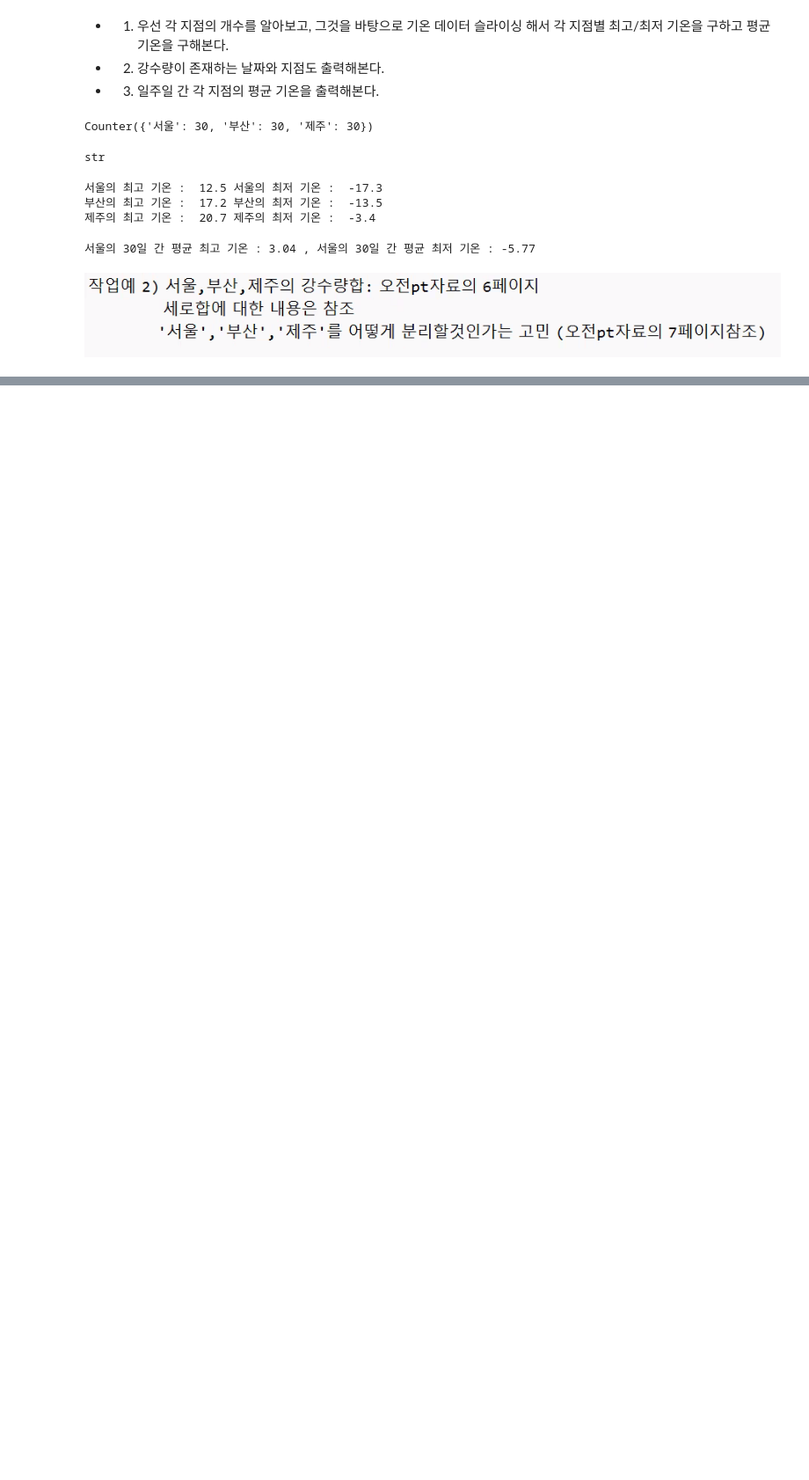
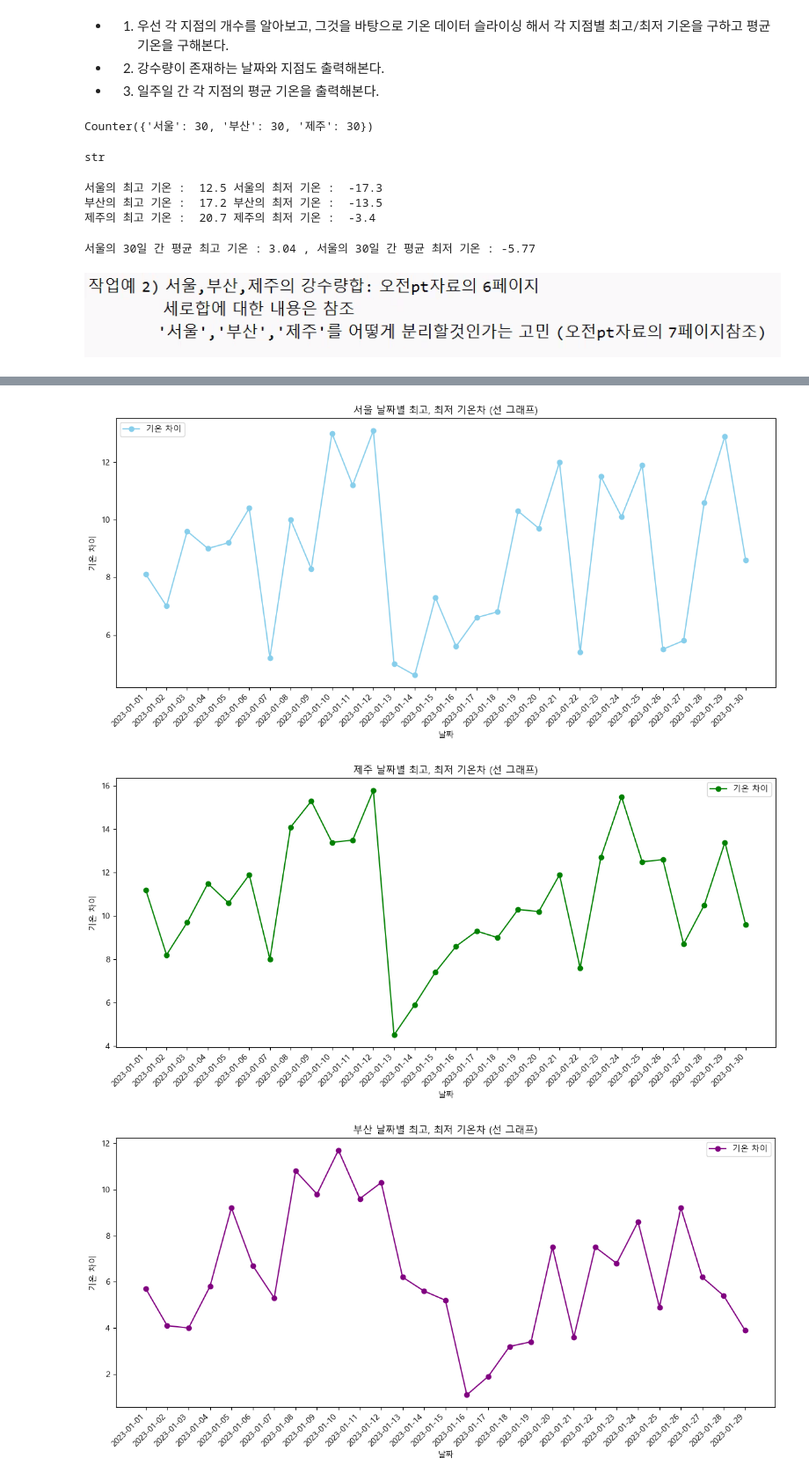
Before and after one commit to GYURI-KIM/AI, a Jupyter notebook: 복습 과제/실습 및 미션 자료/0103_mission.ipynb, the cells around one changed output, grey strips where cells are left out. Shown: that part at 88% size. Cells and saved outputs as stored; diff of their text form; code cells hidden in the pictures; blank space fills up the shorter version.

```diff
--- a/복습 과제/실습 및 미션 자료/0103_mission.ipynb
+++ b/복습 과제/실습 및 미션 자료/0103_mission.ipynb
@@ -102,0 +141,17 @@ if data['r'].strip() != ''
+# %%
+# 컴프리헨션
+max_temps = [float(temp) for temp in data['max']]
+min_temps = [float(temp) for temp in data['min']]
+
+
+# 기온 차이를 계산해서 temp_diff라는 리스트에 넣기
+# 너무 지저분해서 소수 첫번째 자리까지만 나오게 포맷팅
+temp_diff = ['%.1f' % (max_temp - min_temp) for max_temp, min_temp in zip(max_temps, min_temps)]
+
+# 기온차이 필드 열을 추가해보고.. 그래프로도 그려보자
+data['기온 차이'] = temp_diff
+
+data['기온 차이'] = list(map(float, data['기온 차이']))
+
+print(data['기온 차이'])
+print(type(data['기온 차이'][1]))
@@ -102,0 +161,30 @@ if data['r'].strip() != ''
+# %%
+def plot_temperature_difference_line(data, region_name, bar_color='orange'):
+    plt.figure(figsize=(12, 6))
+    plt.title(f'{region_name} 날짜별 최고, 최저 기온차 (선 그래프)')
+    plt.xlabel('날짜')
+    plt.ylabel('기온 차이')
+
+    # 각 날짜별로 선 그래프를 그리도록 수정
+    plt.plot(data['d'], data['기온 차이'], label='기온 차이', color=bar_color, marker='o')
+
+    plt.xticks(rotation=45, ha='right')  # 날짜가 겹치지 않도록 회전
+    plt.legend()
+    plt.tight_layout()  # 레이아웃 조정
+    plt.show()
+
+# 서울 데이터 처리
+서울데이터 = {'d': data['d'][:30], '기온 차이': data['기온 차이'][:30]}
+plot_temperature_difference_line(서울데이터, '서울', bar_color='skyblue')
+
+# 제주 데이터 처리
+제주데이터 = {'d': data['d'][30:60], '기온 차이': data['기온 차이'][30:60]}
+plot_temperature_difference_line(제주데이터, '제주', bar_color='green')
+
+# 부산 데이터 처리
+부산데이터 = {'d': data['d'][60:-1], '기온 차이': data['기온 차이'][60:-1]}
+plot_temperature_difference_line(부산데이터, '부산', bar_color='purple')
+# %% [output]
+[figure, added]
+[figure, added]
+[figure, added]
```
Also changed, not shown: parts of 13 cells of this notebook.
